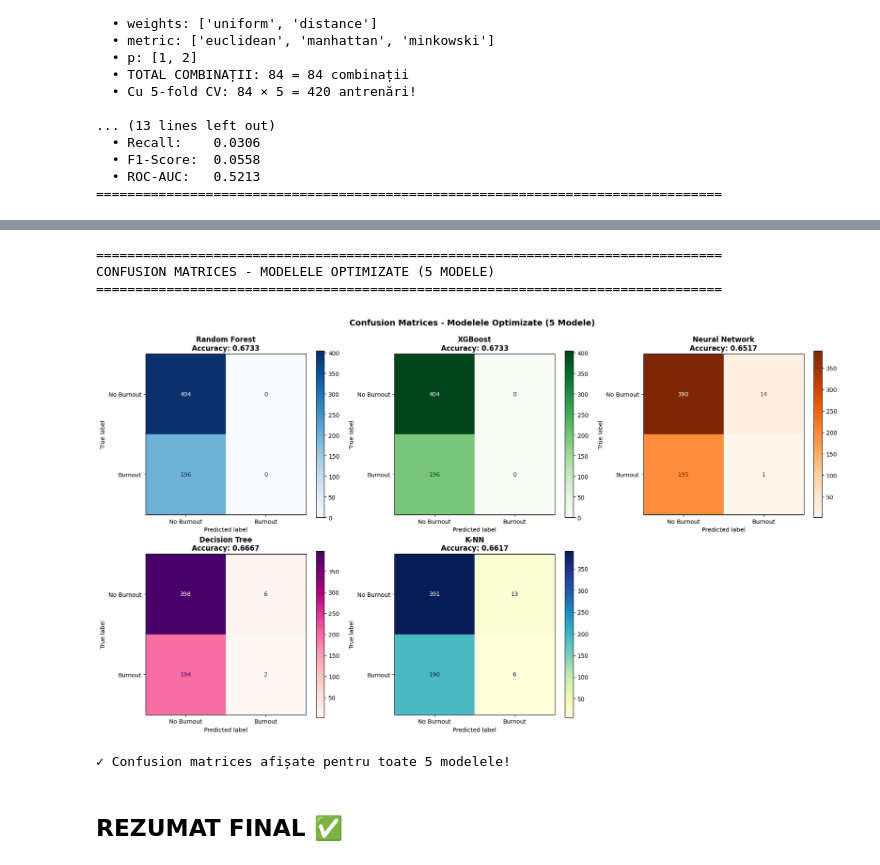
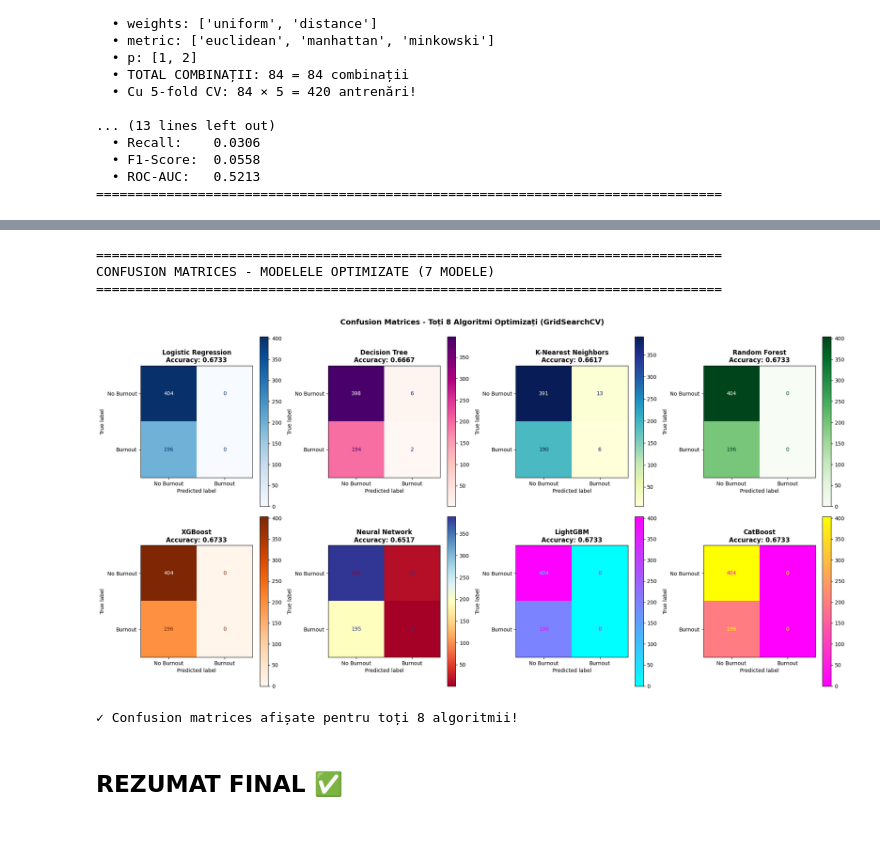
Before and after one commit to MarcoMihalca/SistemeInteligente, a Jupyter notebook: Saptamana8_Feature_Engineering.ipynb, the cells around one changed output, grey strips where cells are left out. Cells and saved outputs as stored; diff of their text form; code cells hidden in the pictures; blank space fills up the shorter version.

```diff
--- a/Saptamana8_Feature_Engineering.ipynb
+++ b/Saptamana8_Feature_Engineering.ipynb
@@ -760,0 +1085,19 @@ Parameters: { "use_label_encoder" } are not used.
+# %%
+from catboost import CatBoostClassifier
+
+print("="*80)
+print("CATBOOST CLASSIFIER")
+print("="*80)
+
+cat_model = CatBoostClassifier(iterations=100, max_depth=10, learning_rate=0.1, random_state=42, verbose=False)
+cat_model.fit(X_train, y_train)
+
+y_pred_cat = cat_model.predict(X_test)
+accuracy_cat = accuracy_score(y_test, y_pred_cat)
+
+print(f"\n🎯 CATBOOST - ACURATEȚE: {accuracy_cat*100:.2f}%")
+print(f"   Precision: {precision_score(y_test, y_pred_cat):.4f}")
+print(f"   Recall: {recall_score(y_test, y_pred_cat):.4f}")
+print(f"   F1-Score: {f1_score(y_test, y_pred_cat):.4f}")
+
+model_results['CatBoost'] = accuracy_cat
@@ -1408,52 +2034,64 @@ Neural Network  0.674167  0.651667   0.066667 0.005102  0.009479 0.484467
 # %%
 from sklearn.metrics import confusion_matrix, ConfusionMatrixDisplay
 
 print("\n" + "="*80)
-print("CONFUSION MATRICES - MODELELE OPTIMIZATE (5 MODELE)")
+print("CONFUSION MATRICES - MODELELE OPTIMIZATE (7 MODELE)")
 print("="*80)
 
-fig, axes = plt.subplots(2, 3, figsize=(18, 10))
+fig, axes = plt.subplots(2, 4, figsize=(20, 10))
 axes = axes.flatten()
+
+# Logistic Regression
+cm_lr = confusion_matrix(y_test, y_pred_lr_opt)
+ConfusionMatrixDisplay(cm_lr, display_labels=['No Burnout', 'Burnout']).plot(ax=axes[0], cmap='Blues')
+axes[0].set_title(f'Logistic Regression\nAccuracy: {accuracy_lr_opt:.4f}', fontweight='bold')
+
+# Decision Tree
+cm_dt = confusion_matrix(y_test, y_pred_dt_opt)
+ConfusionMatrixDisplay(cm_dt, display_labels=['No Burnout', 'Burnout']).plot(ax=axes[1], cmap='RdPu')
+axes[1].set_title(f'Decision Tree\nAccuracy: {accuracy_dt_opt:.4f}', fontweight='bold')
+
+# K-Nearest Neighbors
+cm_knn = confusion_matrix(y_test, y_pred_knn_opt)
+ConfusionMatrixDisplay(cm_knn, display_labels=['No Burnout', 'Burnout']).plot(ax=axes[2], cmap='YlGnBu')
+axes[2].set_title(f'K-Nearest Neighbors\nAccuracy: {accuracy_knn_opt:.4f}', fontweight='bold')
 
 # Random Forest
 cm_rf = confusion_matrix(y_test, y_pred_rf_opt)
-ConfusionMatrixDisplay(cm_rf, display_labels=['No Burnout', 'Burnout']).plot(ax=axes[0], cmap='Blues')
-axes[0].set_title(f'Random Forest\nAccuracy: {accuracy_rf_opt:.4f}', fontweight='bold')
+ConfusionMatrixDisplay(cm_rf, display_labels=['No Burnout', 'Burnout']).plot(ax=axes[3], cmap='Greens')
+axes[3].set_title(f'Random Forest\nAccuracy: {accuracy_rf_opt:.4f}', fontweight='bold')
 
 # XGBoost
 cm_xgb = confusion_matrix(y_test, y_pred_xgb_opt)
-ConfusionMatrixDisplay(cm_xgb, display_labels=['No Burnout', 'Burnout']).plot(ax=axes[1], cmap='Greens')
-axes[1].set_title(f'XGBoost\nAccuracy: {accuracy_xgb_opt:.4f}', fontweight='bold')
+ConfusionMatrixDisplay(cm_xgb, display_labels=['No Burnout', 'Burnout']).plot(ax=axes[4], cmap='Oranges')
+axes[4].set_title(f'XGBoost\nAccuracy: {accuracy_xgb_opt:.4f}', fontweight='bold')
 
 # Neural Network
 cm_nn = confusion_matrix(y_test, y_pred_nn_opt)
-ConfusionMatrixDisplay(cm_nn, display_labels=['No Burnout', 'Burnout']).plot(ax=axes[2], cmap='Oranges')
-axes[2].set_title(f'Neural Network\nAccuracy: {accuracy_nn_opt:.4f}', fontweight='bold')
+ConfusionMatrixDisplay(cm_nn, display_labels=['No Burnout', 'Burnout']).plot(ax=axes[5], cmap='RdYlBu')
+axes[5].set_title(f'Neural Network\nAccuracy: {accuracy_nn_opt:.4f}', fontweight='bold')
 
-# Decision Tree
-cm_dt = confusion_matrix(y_test, y_pred_dt_opt)
-ConfusionMatrixDisplay(cm_dt, display_labels=['No Burnout', 'Burnout']).plot(ax=axes[3], cmap='RdPu')
-axes[3].set_title(f'Decision Tree\nAccuracy: {accuracy_dt_opt:.4f}', fontweight='bold')
+# LightGBM
+cm_lgb = confusion_matrix(y_test, y_pred_lgb_opt)
+ConfusionMatrixDisplay(cm_lgb, display_labels=['No Burnout', 'Burnout']).plot(ax=axes[6], cmap='cool')
+axes[6].set_title(f'LightGBM\nAccuracy: {accuracy_lgb_opt:.4f}', fontweight='bold')
 
-# K-NN
-cm_knn = confusion_matrix(y_test, y_pred_knn_opt)
-ConfusionMatrixDisplay(cm_knn, display_labels=['No Burnout', 'Burnout']).plot(ax=axes[4], cmap='YlGnBu')
-axes[4].set_title(f'K-NN\nAccuracy: {accuracy_knn_opt:.4f}', fontweight='bold')
+# CatBoost
+cm_cat = confusion_matrix(y_test, y_pred_cat_opt)
+ConfusionMatrixDisplay(cm_cat, display_labels=['No Burnout', 'Burnout']).plot(ax=axes[7], cmap='spring')
+axes[7].set_title(f'CatBoost\nAccuracy: {accuracy_cat_opt:.4f}', fontweight='bold')
 
-# Hide the 6th subplot
-axes[5].axis('off')
-
-plt.suptitle('Confusion Matrices - Modelele Optimizate (5 Modele)', fontsize=14, fontweight='bold', y=0.995)
+plt.suptitle('Confusion Matrices - Toți 8 Algoritmi Optimizați (GridSearchCV)', fontsize=14, fontweight='bold', y=0.995)
 plt.tight_layout()
 plt.show()
 
-print("✓ Confusion matrices afișate pentru toate 5 modelele!")
+print("✓ Confusion matrices afișate pentru toți 8 algoritmii!")
 # %% [output]
 ================================================================================
-CONFUSION MATRICES - MODELELE OPTIMIZATE (5 MODELE)
+CONFUSION MATRICES - MODELELE OPTIMIZATE (7 MODELE)
 ================================================================================
-[figure, old version]
+[figure, new version]
-✓ Confusion matrices afișate pentru toate 5 modelele!
+✓ Confusion matrices afișate pentru toți 8 algoritmii!
 # %% [markdown]
 ## REZUMAT FINAL ✅
 # %%
```
Also changed, not shown: parts of 33 cells of this notebook, 2 other files.
